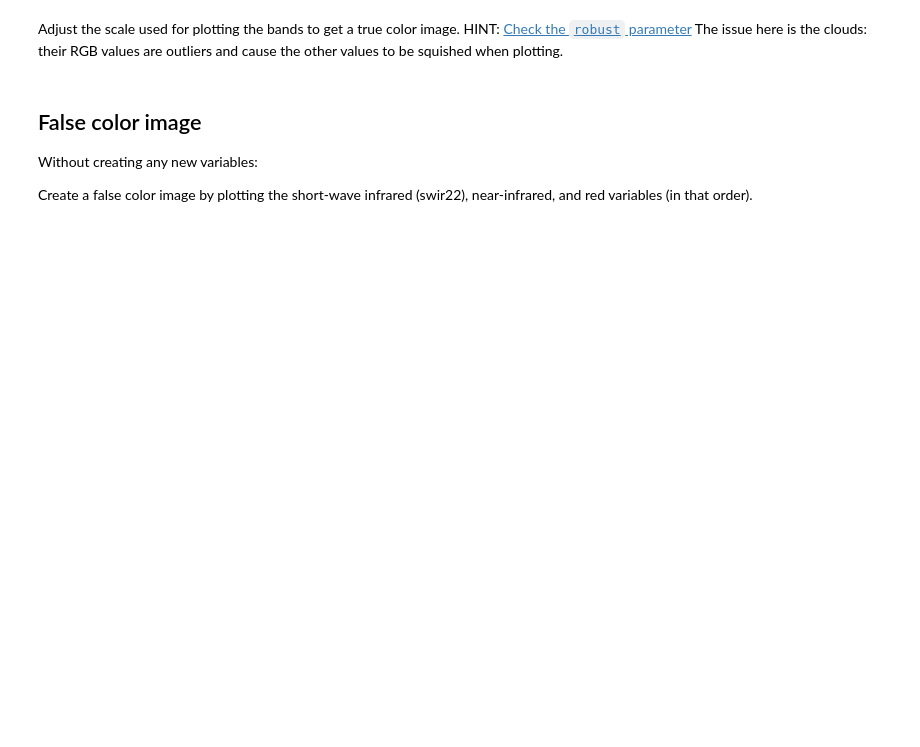
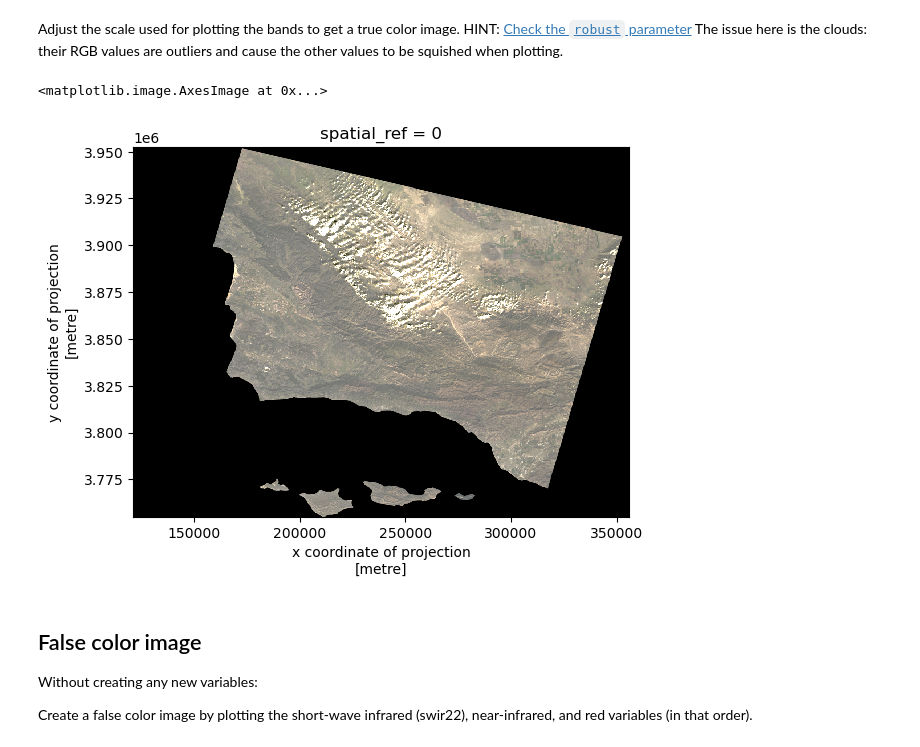
Before and after one commit to amandaherbst/eds220-hwk-4, a Jupyter notebook: hwk4-task2-false-color.ipynb, the cells around one changed output. Cells and saved outputs as stored; diff of their text form; code cells hidden in the pictures; blank space fills up the shorter version.

```diff
--- a/hwk4-task2-false-color.ipynb
+++ b/hwk4-task2-false-color.ipynb
@@ -166,7 +176,11 @@ Adjust the scale used for plotting the bands to get a true color image.
 HINT: [Check the `robust` parameter](https://matplotlib.org/stable/api/_as_gen/matplotlib.pyplot.imshow.html)
 The issue here is the clouds: their RGB values are outliers and cause the other values to be squished when plotting.
 # %%
-# your code here
+# true color image with robust = True to remove cloud outlier values
+landsat[['red','green','blue']].to_array().plot.imshow(robust = True)
+# %% [output]
+<matplotlib.image.AxesImage at 0x...>
+[figure, added]
 # %% [markdown]
 ## False color image
 Without creating any new variables:
```
Also changed, not shown: parts of 11 cells of this notebook, 1 other file.
